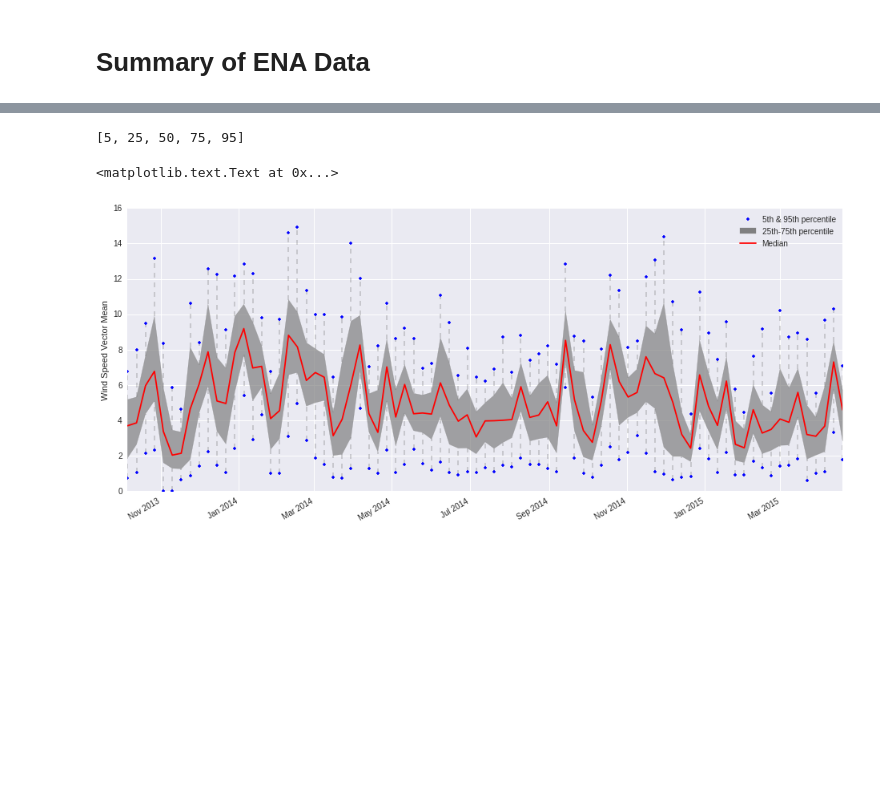
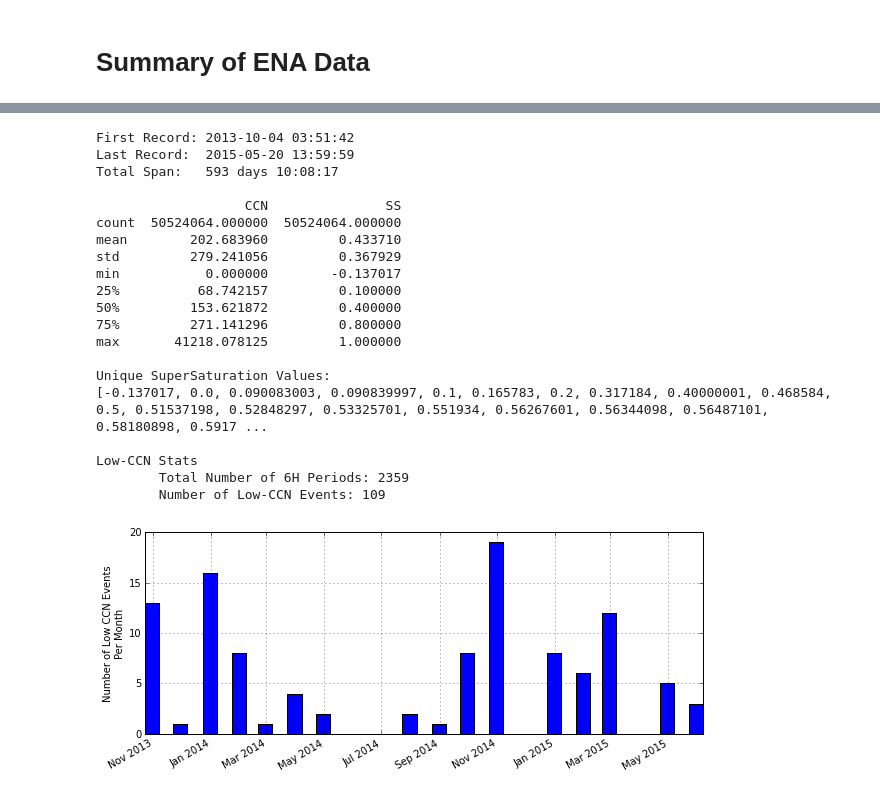
Before and after one commit to jstemmler/notebooks, a Jupyter notebook: ENA/ENA Summary.ipynb, the cells around one changed output, grey strips where cells are left out. Cells and saved outputs as stored; diff of their text form; code cells hidden in the pictures; blank space fills up the shorter version.

```diff
--- a/ENA/ENA Summary.ipynb
+++ b/ENA/ENA Summary.ipynb
@@ -17,15 +18,28 @@ sns.set_style('darkgrid')
+# %%
+# CCN Settings
+
+settings = {
+    'interval': '6H',
+    'threshold': 20,
+    'supersaturation': 0.1,
+    'ccn': 'CCN',
+    'ss': 'SS',
+    'how': 'mean'
+}
 # %%
 data_directory = os.path.join(os.getenv("HOME"), 'Research', 'data', 'ENA')
 
 ccn_directory = os.path.join(data_directory, 'ccn')
 ccn_h5file = os.path.join(ccn_directory, 'enaaosccn.h5')
+has_ccn_directory = os.path.isdir(ccn_directory)
 has_ccn_h5file = os.path.isfile(ccn_h5file)
 
 met_directory = os.path.join(data_directory, 'met')
 met_h5file = os.path.join(met_directory, 'enamet.h5')
+has_met_directory = os.path.isdir(met_directory)
 has_met_h5file = os.path.isfile(met_h5file)
 
-results="""\
+print("""\
 DATA Parent Directory: {}
 
 CCN Data Directory: {}
@@ -36,8 +50,7 @@ MET Data Directory: {}
     Directory Exists ==>  {}
     HDF5 File Found  ==>  {}
 """.format(data_directory,
-           ccn_directory, os.path.isdir(ccn_directory), has_ccn_h5file,
-           met_directory, os.path.isdir(met_directory), has_met_h5file)
-
-print(results)
+           ccn_directory, has_ccn_directory, has_ccn_h5file,
+           met_directory, has_met_directory, has_met_h5file)
+)
 # %% [output]
@@ -51,14 +64,22 @@ MET Data Directory: /home/jstemm/Research/data/ENA/met
     Directory Exists ==>  True
     HDF5 File Found  ==>  True
+# %%
+def df_describe(df):
+    print('First Entry: {}'.format(df.index[0]))
+    print('Last Entry: {}\n'.format(df.index[-1]))
+    print(df.head())
 # %%
 if has_ccn_h5file:
     CCN = tbx.fileIO.HDF.read_file(ccn_h5file).data
-else:
+    df_describe(CCN)
+elif has_ccn_directory:
     CCND = tbx.fileIO.NetCDFFolder(ccn_directory)
     CCND.summary()
     CCN = CCND.process(varlist=('N_CCN', 'CCN_ss_set', 'CCN_supersaturation_set_point'),
                        mapping={'N_CCN': 'CCN', 'CCN_ss_set': 'SS',
                                 'CCN_supersaturation_set_point': 'SS'},
                        savefile=ccn_h5file)
-print(CCN.head())
+    df_describe(CCN)
+else:
+    print("No CCN Files")
 # %% [output]
@@ -135,7 +117,25 @@ ax.set_ylabel('CCN Number Concentration\n{}% Supersaturation'.format(ss_val))
-# %%
-fig, ax = tbx.plotting.series.filled_series(MET['wspd_vec_mean'])
-ax.set_ylabel('Wind Speed Vector Mean')
-# %% [output]
-[5, 25, 50, 75, 95]
-<matplotlib.text.Text at 0x...>
-[figure, removed]
+# %%
+CCN_EVENTS = tbx.low_ccn_tools.LowCCN(CCN, **settings)
+CCN_EVENTS.summary()
+# %% [output]
+First Record: 2013-10-04 03:51:42
+Last Record:  2015-05-20 13:59:59
+Total Span:   593 days 10:08:17
+
+                   CCN               SS
+count  50524064.000000  50524064.000000
+mean        202.683960         0.433710
+std         279.241056         0.367929
+min           0.000000        -0.137017
+25%          68.742157         0.100000
+50%         153.621872         0.400000
+75%         271.141296         0.800000
+max       41218.078125         1.000000
+
+Unique SuperSaturation Values:
+[-0.137017, 0.0, 0.090083003, 0.090839997, 0.1, 0.165783, 0.2, 0.317184, 0.40000001, 0.468584, 0.5, 0.51537198, 0.52848297, 0.53325701, 0.551934, 0.56267601, 0.56344098, 0.56487101, 0.58180898, 0.5917 ...
+
+Low-CCN Stats
+        Total Number of 6H Periods: 2359
+        Number of Low-CCN Events: 109
+[figure, added]
```
Also changed, not shown: parts of 9 cells of this notebook.
